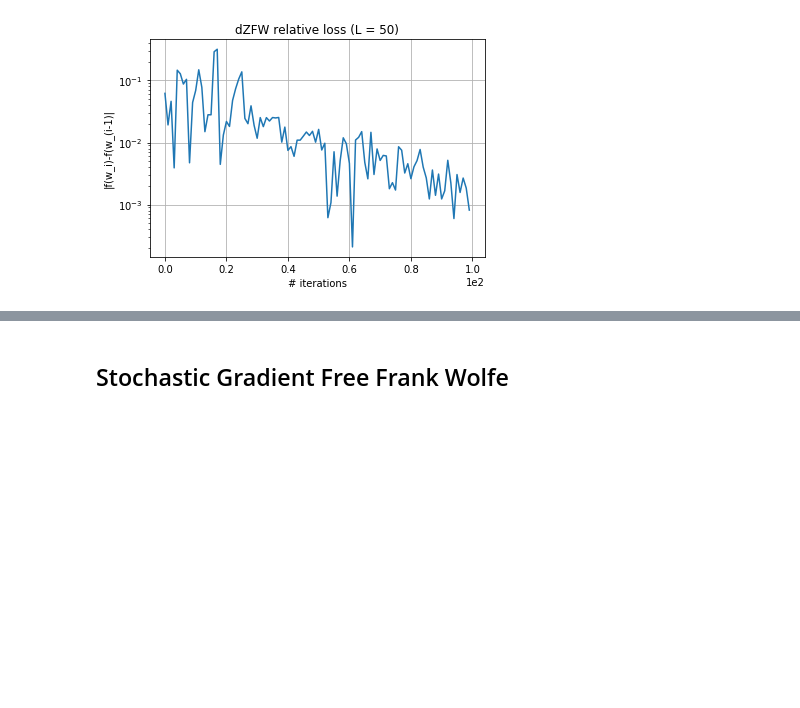
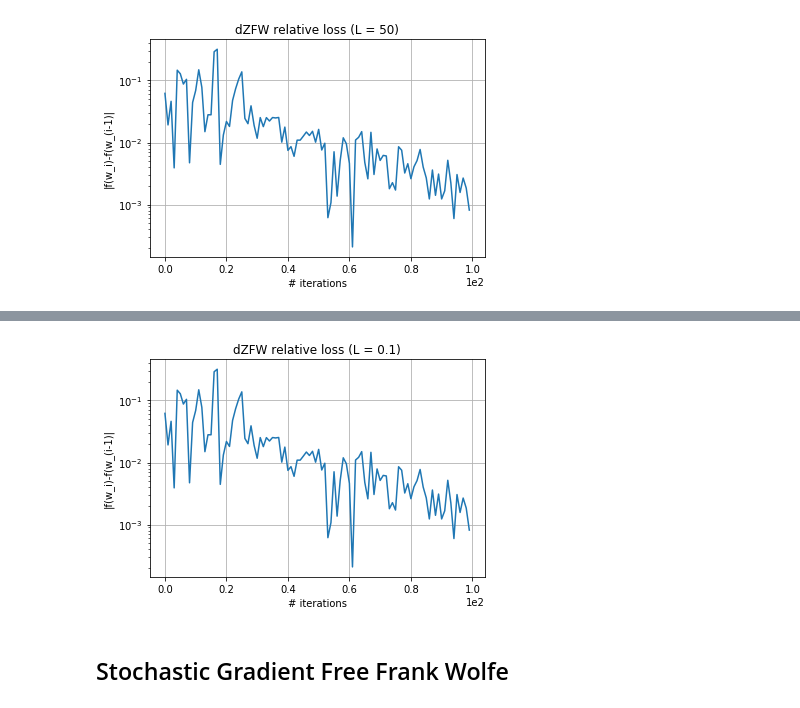
Before and after one commit to liacov/OPTproj, a Jupyter notebook: notebooks/CoxRegression.ipynb, the cells around one changed output, grey strips where cells are left out. Drawn from its saved outputs; the diff is of its cells as text; code cells hidden in the pictures; blank space fills up the shorter version.

```diff
--- a/notebooks/CoxRegression.ipynb
+++ b/notebooks/CoxRegression.ipynb
@@ -133,3 +125,16 @@ plt.show()
+# %%
+loss_d = np.load('../Data/results/loss_DZFW_cox_0.1.npy')
+plt.plot(loss_d)
+plt.yscale("log")
+plt.title("dZFW relative loss (L = 0.1)")
+plt.xlabel("# iterations")
+plt.ylabel("|f(w_i)-f(w_(i-1)|")
+plt.grid()
+plt.ticklabel_format(axis="x", style="sci", scilimits=(0,0))
+plt.savefig("../Figures_Cox_Problem/dZFW_relative_loss_iterations_0.1.png", dpi=400)
+plt.show()
+# %% [output]
+[figure, added]
 # %% [markdown]
 ## Stochastic Gradient Free Frank Wolfe
 # %%
```
Also changed, not shown: parts of 4 cells of this notebook, 34 other files.
